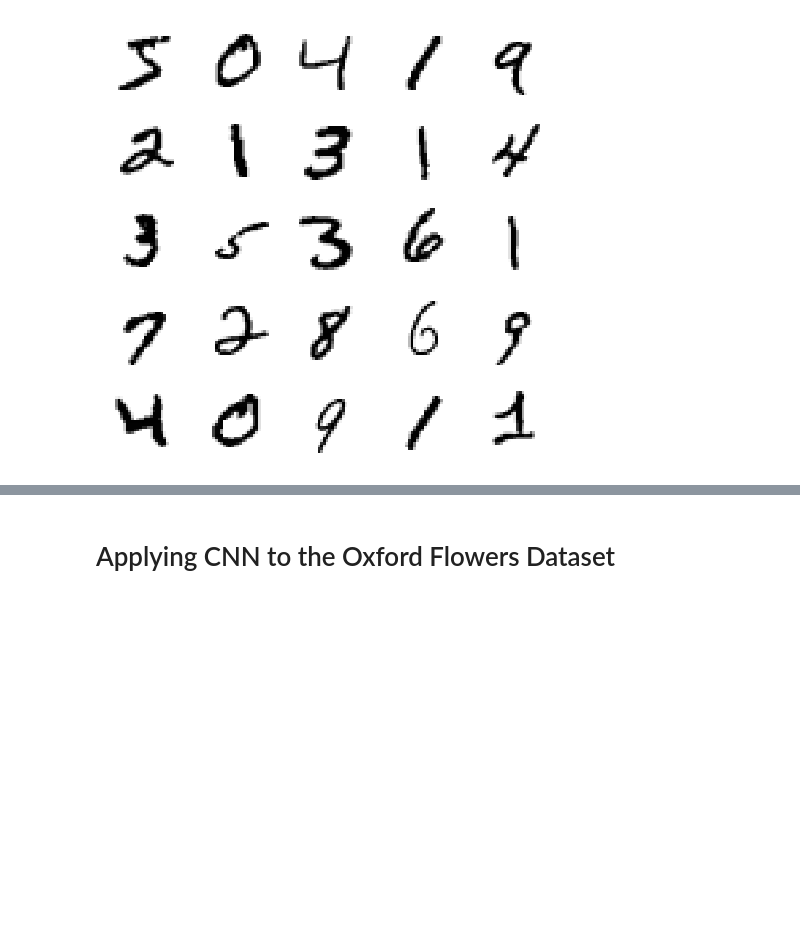
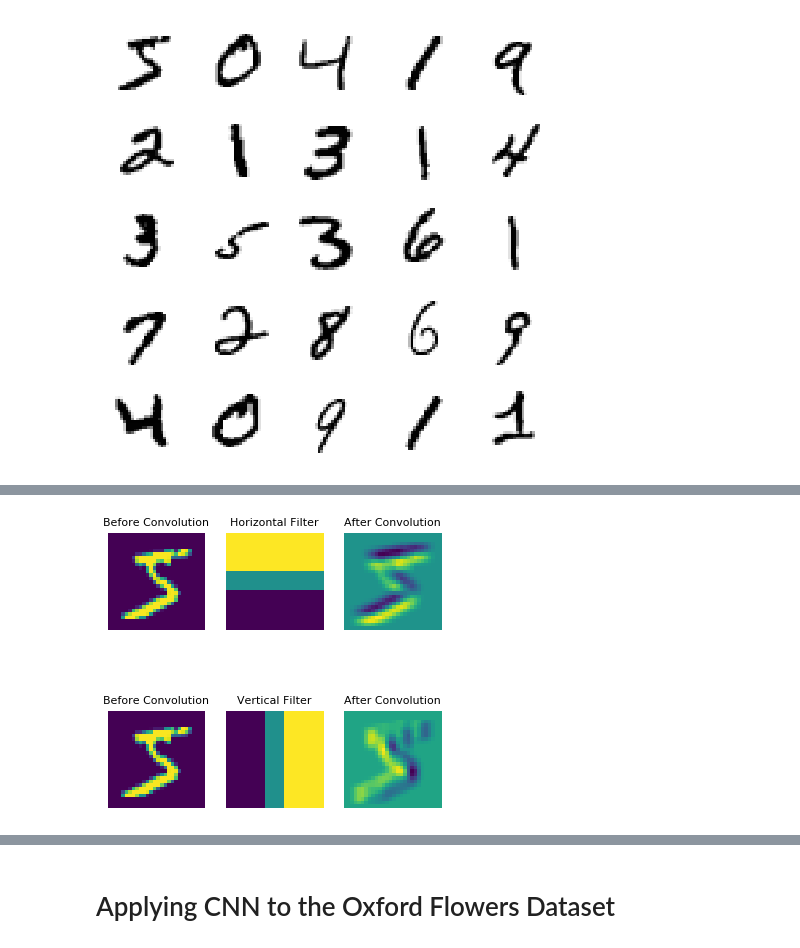
Before and after one commit to Connie-Liang/Data-Science-and-Machine-Learning-Notes, a Jupyter notebook: My CNN Notes.ipynb, the cells around one changed output, grey strips where cells are left out. Saved outputs shown, nothing was run; the diff lists cells and outputs as text; code cells hidden in the pictures; blank space fills up the shorter version.

```diff
--- a/My CNN Notes.ipynb
+++ b/My CNN Notes.ipynb
@@ -87,0 +300,37 @@ for i in range(25):
+# %%
+first_digit_h_edges = apply_convolution_to_image(first_digit_image,
+                                                 horizontal_edge_filter)
+
+first_digit_v_edges = apply_convolution_to_image(first_digit_image,
+                                                 vertical_edge_filter)
+# %%
+fig, ax = plt.subplots(2,3,figsize=(6,6))
+
+ax[0][0].imshow(first_digit_image)
+ax[0][0].set_title('Before Convolution', fontsize=11)
+
+ax[0][1].imshow(horizontal_edge_filter)
+ax[0][1].set_title('Horizontal Filter', fontsize=11)
+
+ax[0][2].set_title('After Convolution', fontsize=11)
+ax[0][2].imshow(first_digit_h_edges)
+
+
+ax[1][0].imshow(first_digit_image)
+ax[1][0].set_title('Before Convolution', fontsize=11)
+
+ax[1][1].imshow(vertical_edge_filter)
+ax[1][1].set_title('Vertical Filter', fontsize=11)
+
+ax[1][2].set_title('After Convolution', fontsize=11)
+ax[1][2].imshow(first_digit_v_edges)
+
+for i in range(3):
+    ax[0][i].set_xticks([])
+    ax[0][i].set_yticks([])
+    ax[1][i].set_xticks([])
+    ax[1][i].set_yticks([])
+
+plt.show()
+# %% [output]
+[figure, added]
```
Also changed, not shown: parts of 39 cells of this notebook.
